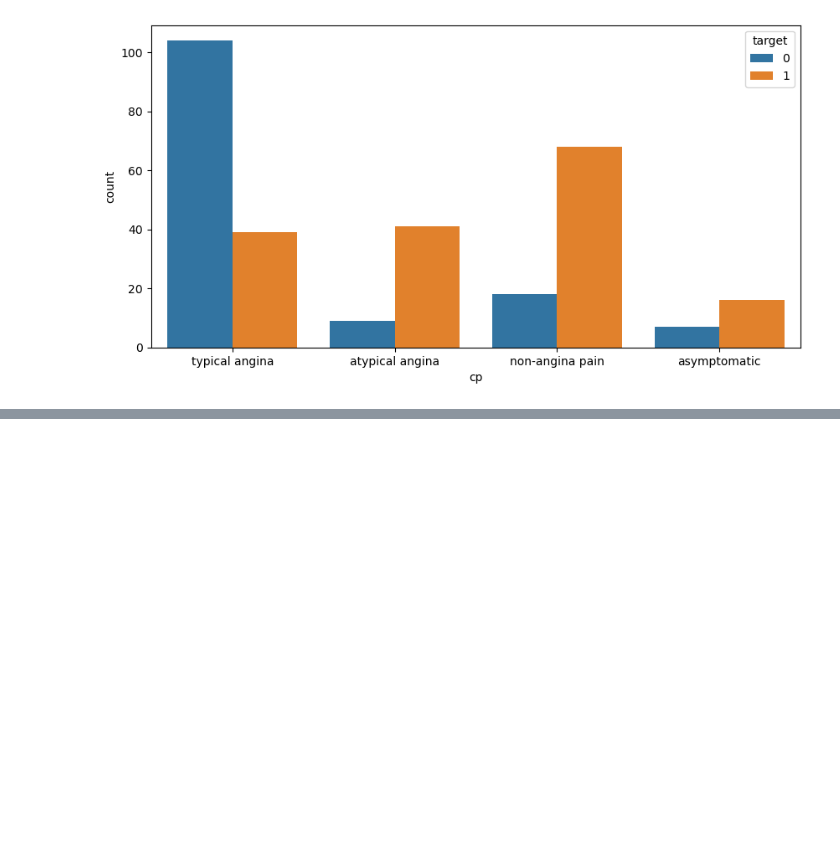
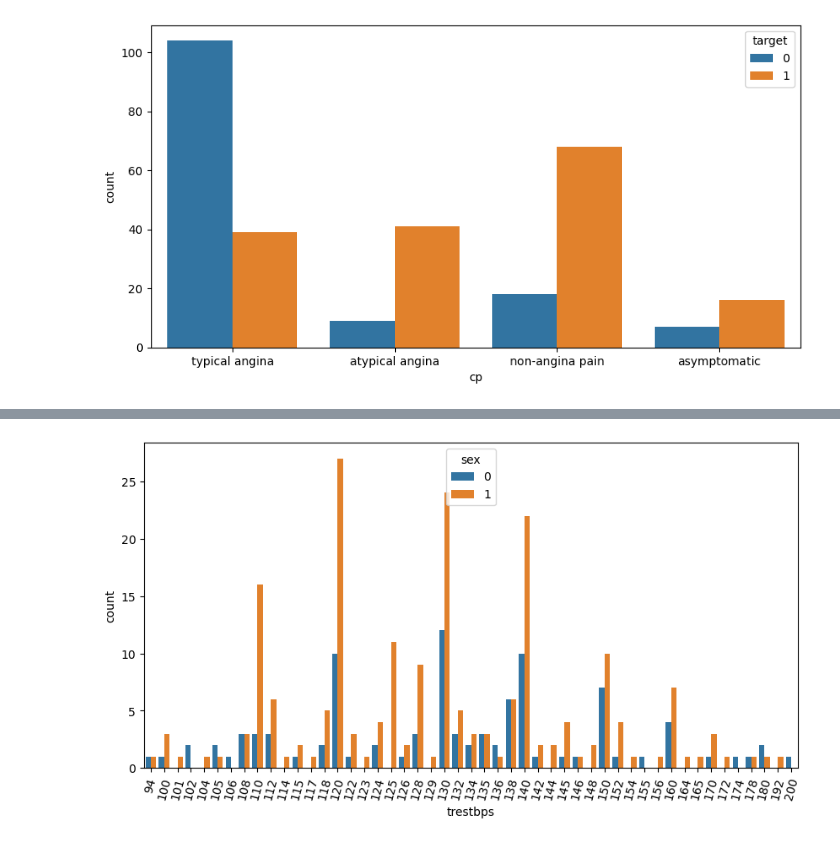
Before and after one commit to AlisTamang10/Python-Basics, a Jupyter notebook: Data Analysis/Data Visualization on Heart Disease .ipynb, the cells around one changed output, grey strips where cells are left out. Saved outputs shown, nothing was run; the diff lists cells and outputs as text; code cells hidden in the pictures; blank space fills up the shorter version.

```diff
--- a/Data Analysis/Data Visualization on Heart Disease .ipynb
+++ b/Data Analysis/Data Visualization on Heart Disease .ipynb
@@ -262,0 +343,11 @@ plt.show()
+# %%
+plt.figure(figsize = (10,5))
+sns.countplot( x = 'trestbps', data = df , hue = 'sex' )
+# plt.figure(figsize = (10,5))
+# sns.countplot(x = 'cp', data = df , hue = 'target')
+# plt.xticks([0,1,2,3],['typical angina','atypical angina','non-angina pain','asymptomatic'])
+# plt.show()
+plt.xticks(rotation = 75)
+plt.show()
+# %% [output]
+[figure, added]
```
Also changed, not shown: parts of 19 cells of this notebook.
